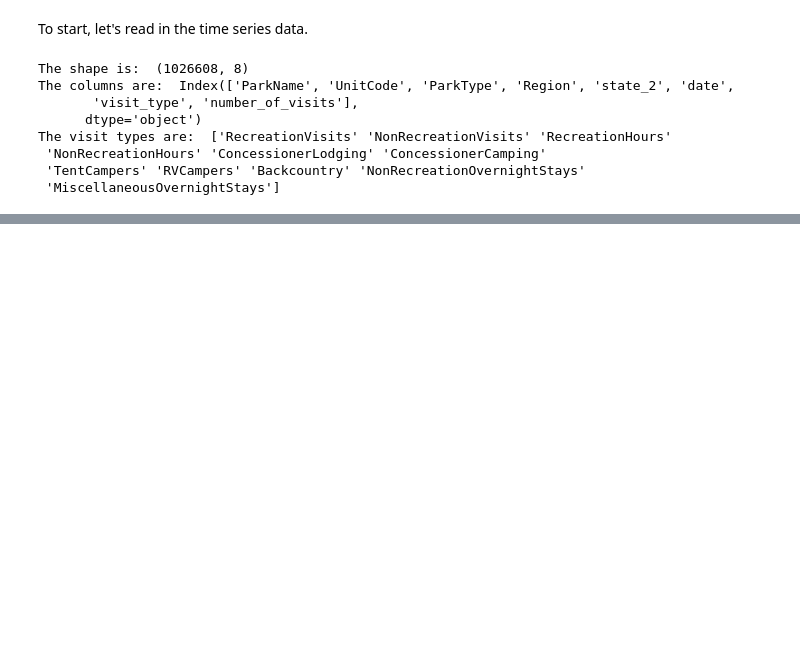
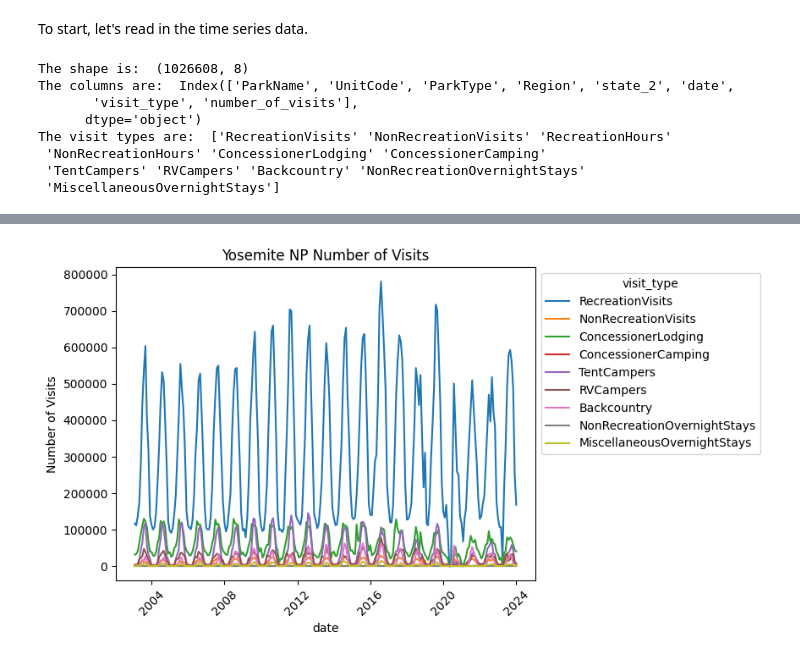
Before and after one commit to scmcqueen/NationalParksDataMining, a Jupyter notebook: state_similarity.ipynb, the cells around one changed output, grey strips where cells are left out. Cells and saved outputs as stored; diff of their text form; code cells hidden in the pictures; blank space fills up the shorter version.

```diff
--- a/state_similarity.ipynb
+++ b/state_similarity.ipynb
@@ -46,0 +55,13 @@ sns.lineplot(yellowstone_only,x='date',y='number_of_visits',hue='visit_type')
+# %%
+yellowstone_only = visit_data[visit_data.ParkName.str.contains('Yosemite')]
+# don't want to look at hours, want to do only visits
+yellowstone_only = yellowstone_only[yellowstone_only.visit_type.isin(['RecreationVisits', 'NonRecreationVisits', 'ConcessionerLodging', 'ConcessionerCamping',
+       'TentCampers', 'RVCampers', 'Backcountry',
+       'NonRecreationOvernightStays', 'MiscellaneousOvernightStays'])]
+ax = sns.lineplot(yellowstone_only,x='date',y='number_of_visits',hue='visit_type')
+plt.title('Yosemite NP Number of Visits')
+plt.ylabel('Number of Visits')
+sns.move_legend(ax, "upper left", bbox_to_anchor=(1, 1))
+_ = plt.tick_params(axis='x',rotation=45)
+# %% [output]
+[figure, added]
```
Also changed, not shown: parts of 6 cells of this notebook.
